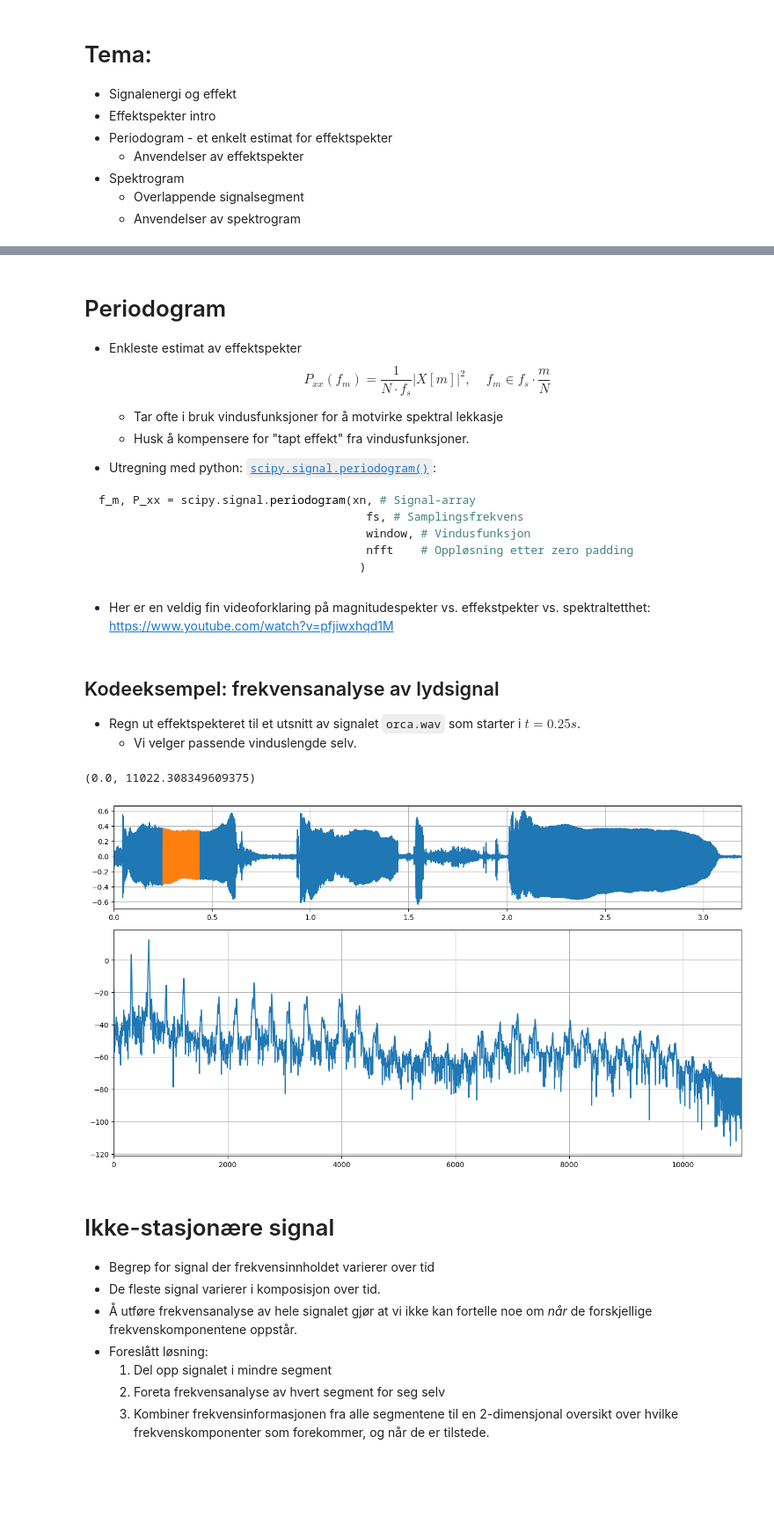
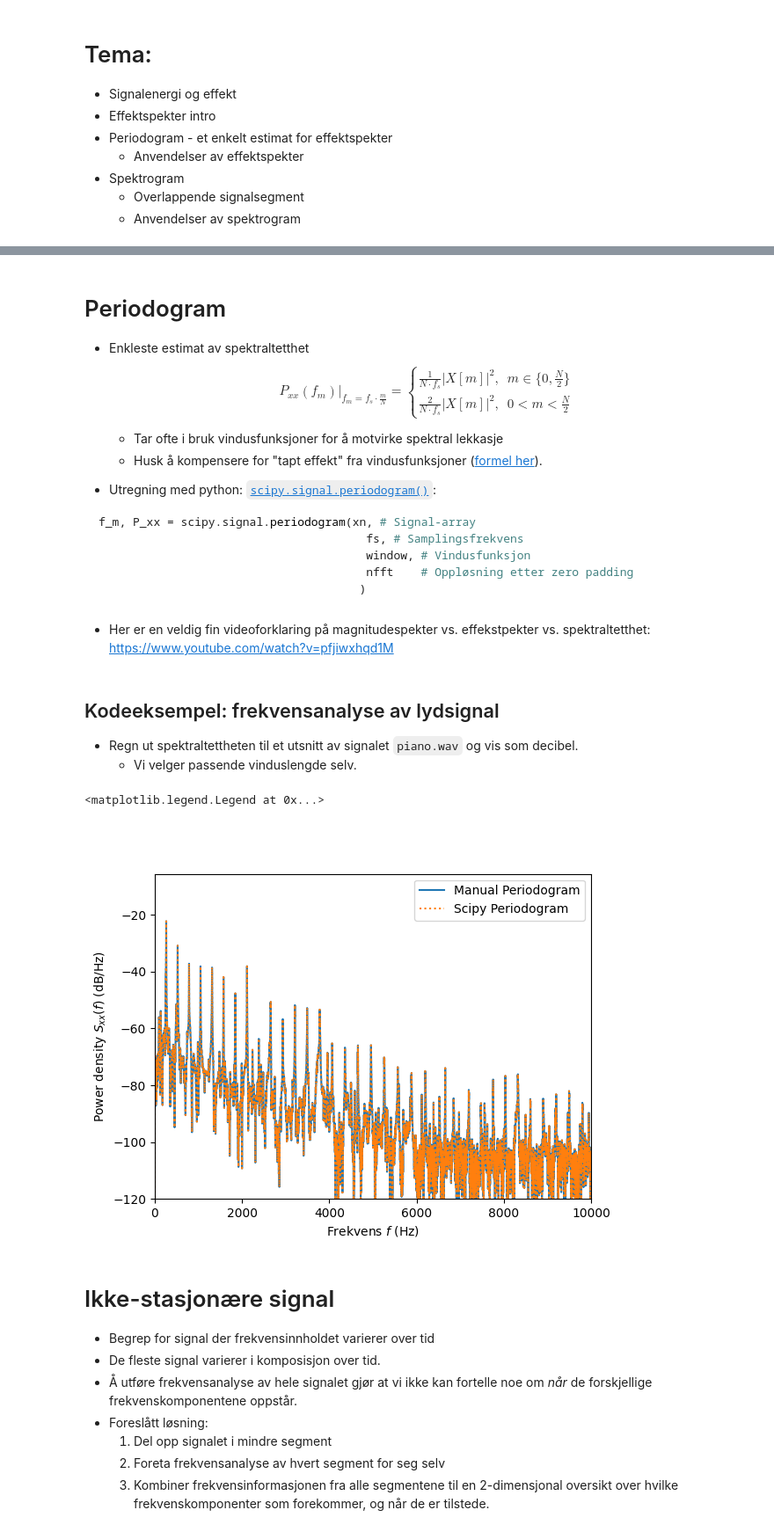
Before and after one commit to kaierih/AIS2201_Lecture_Notes, a Jupyter notebook: 08_Effektspekter og Spektrogram.ipynb, the cells around one changed output, grey strips where cells are left out. Shown at 88% size. Drawn from its saved outputs; the diff is of its cells as text; code cells hidden in the pictures; blank space fills up the shorter version.

```diff
--- a/08_Effektspekter og Spektrogram.ipynb
+++ b/08_Effektspekter og Spektrogram.ipynb
@@ -49,10 +59,11 @@ $$P_x = E(|x(t)|^2) = \int_0^{\infty} S_{xx}(f) df$$
 # %% [markdown]
 # Periodogram
 
-* Enkleste estimat av effektspekter
-$$ P_{xx}(f_m) = \frac{1}{N\cdot f_s} \left| X[m] \right| ^2, \ \ \ \ \ f_m \in f_s \cdot \frac{m}{N} $$
+* Enkleste estimat av spektraltetthet
+$$ P_{xx}(f_m)\bigg|_{f_m = f_s \cdot \frac{m}{N}} = \begin{cases} \frac{1}{N\cdot f_s} \left| X[m] \right| ^2, & m \in \{0, \frac{N}{2}\} \\
+\frac{2}{N\cdot f_s} \left| X[m] \right|^2, & 0 < m < \frac{N}{2} \end{cases} $$
     * Tar ofte i bruk vindusfunksjoner for å motvirke spektral lekkasje
-    * Husk å kompensere for "tapt effekt" fra vindusfunksjoner.
+    * Husk å kompensere for "tapt effekt" fra vindusfunksjoner ([formel her](https://se.mathworks.com/help/signal/ref/enbw.html#btrjo7i-5?s_eid=PSM_15028)).
 
 
 * Utregning med python: [`scipy.signal.periodogram()`](https://docs.scipy.org/doc/scipy/reference/generated/scipy.signal.periodogram.html):
@@ -68,50 +79,37 @@ f_m, P_xx = scipy.signal.periodogram(xn, # Signal-array
 # %% [markdown]
 ## Kodeeksempel: frekvensanalyse av lydsignal
 
-* Regn ut effektspekteret til et utsnitt av signalet `orca.wav` som starter i $t=0.25s$.
+* Regn ut spektraltettheten til et utsnitt av signalet `piano.wav` og vis som decibel.
     * Vi velger passende vinduslengde selv.
-# %%
-%matplotlib inline
-import scipy.signal as sig
-from IPython.display import Audio
-
-fs, data = wavfile.read(r'Datafiler/04_Frekvensrepresentasjon/orca.wav') # les audiofilen 'orca.wav' og lagre til variablene 'fs' og 'data'
-xn = data/0x8000
-
-t_1 = 0.25 # sekund
-n_1 = int(fs * t_1) # samplenummer
-
-N = 4096 # Lengde på vindu
-
-xn_part = xn[n_1:n_1+N]
-xn_wn = xn_part*(0.54 - 0.46*cos(2*pi*np.arange(N)/(N-1))) # scipy.signal.hamming(N)
-xn_pad = np.concatenate([xn_wn, np.zeros(N)]) # Utfør zero padding
-
-Xm = np.fft.fft(xn_pad) # Finn X[m]
-
-Pxx = abs(Xm)**2/N  # Finn periodogram P_xx
-Pxx = Pxx[0:len(Pxx)//2]
-
-
-plt.figure(figsize=(16,9))
-# Lag plot av signal over tid!
-plt.subplot(3,1,1)
-t = np.linspace(0, len(xn)/fs, len(xn), endpoint=False)
-t_part = np.arange(n_1, n_1+N)/fs
-plt.plot(t, xn)
-plt.plot(t_part, xn_part)
-plt.grid(True)
-plt.xlim([t[0], t[-1]])
-# Lag plot av Periodigram for utklipp av x[n]:
-plt.subplot(3,1,(2,3))
-M = len(Pxx)
-f = np.linspace(0, fs//2, M, endpoint=False)
-plt.plot(f, 10*np.log10(Pxx))
-plt.grid(True)
-plt.xlim([f[0], f[-1]])
-# %% [output]
-(0.0, 11022.308349609375)
-[figure, removed]
+# %%
+%matplotlib ipympl
+import scipy.signal as sig
+import numpy as np
+from IPython.display import Audio
+
+fs, data = wavfile.read(r'Datafiler/03_Sinussignal/piano.wav') # les audiofilen 'orca.wav' og lagre til variablene 'fs' og 'data'
+xn = data/0x8000
+N = len(xn)
+
+Xm = np.fft.rfft(xn) # Calculate RFFT
+P_xx = np.abs(Xm)**2/(N*fs)# Calculate Periodogram
+P_xx[1:-1] *= 2 # Compensate for negative side of spectrum
+f = np.arange(len(Xm))/N*fs # Calculate frequency axis
+
+plt.close(1); plt.figure(1)
+plt.plot(f, 10*np.log10(P_xx), label="Manual Periodogram")
+plt.xlim([0, 10000])
+plt.xlabel("Frekvens $f$ (Hz)")
+plt.ylabel("Power density $S_{xx}(f)$ (dB/Hz)")
+
+# Alternativ:
+f, P_xx = sig.periodogram(xn, fs=fs)
+plt.plot(f, 10*np.log10(P_xx), ':', label="Scipy Periodogram")
+plt.ylim(ymin=-120)
+plt.legend()
+# %% [output]
+<matplotlib.legend.Legend at 0x...>
+[figure, added]
 # %% [markdown]
 # Ikke-stasjonære signal
 
```
Also changed, not shown: parts of 11 cells of this notebook.
